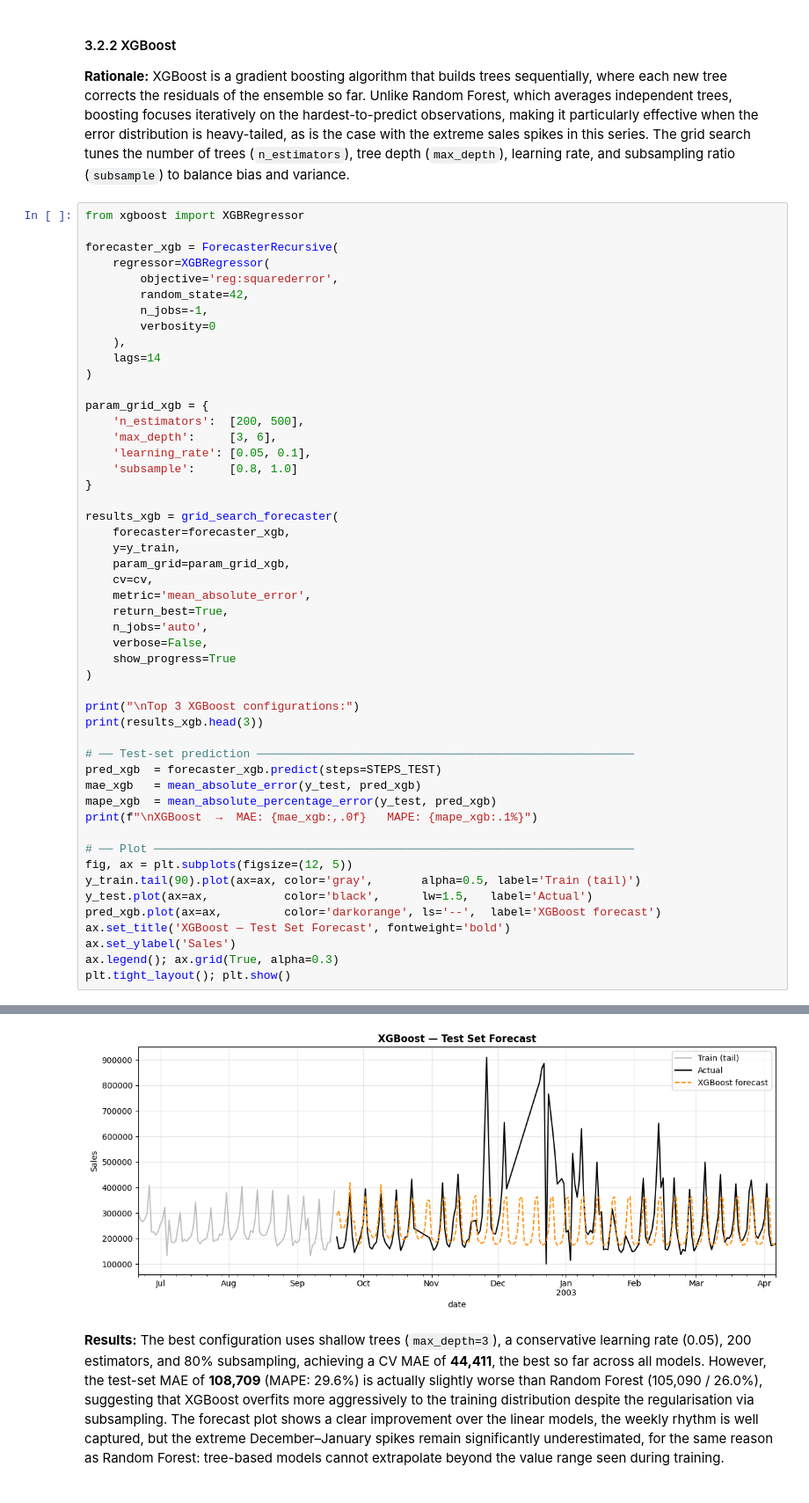
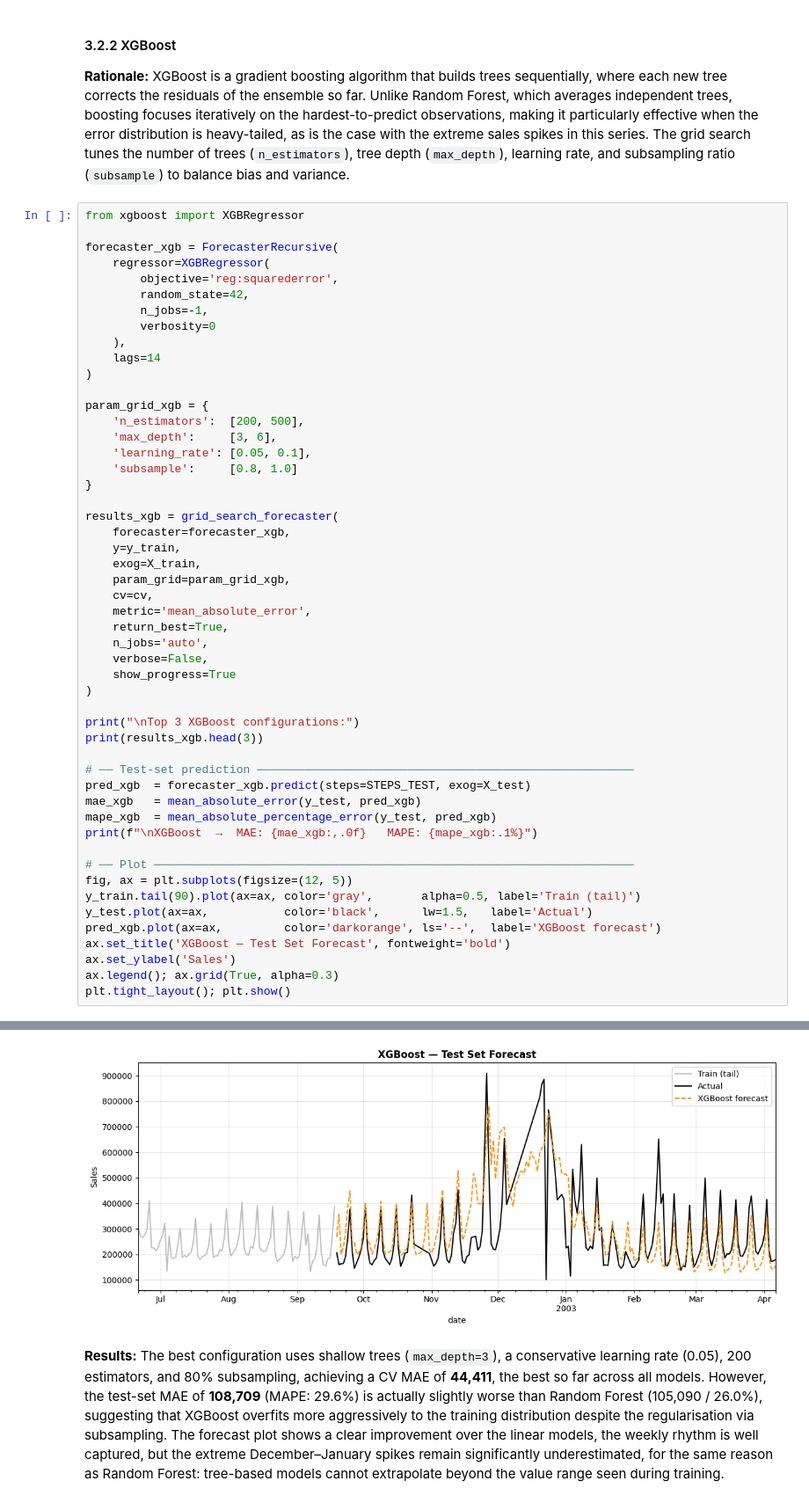
Before and after one commit to joaquinorradre/Time_Series_Assesment1, a Jupyter notebook: Assessment2.ipynb, the cells around one changed output, grey strips where cells are left out. Shown at 88% size. Saved outputs shown, nothing was run; the diff lists cells and outputs as text.

```diff
--- a/Assessment2.ipynb
+++ b/Assessment2.ipynb
@@ -399,6 +402,7 @@ param_grid_xgb = {
 results_xgb = grid_search_forecaster(
     forecaster=forecaster_xgb,
     y=y_train,
+    exog=X_train,
     param_grid=param_grid_xgb,
     cv=cv,
     metric='mean_absolute_error',
@@ -412,7 +416,7 @@ print("\nTop 3 XGBoost configurations:")
 print(results_xgb.head(3))
 
 # ── Test-set prediction ───────────────────────────────────────────────────────
-pred_xgb  = forecaster_xgb.predict(steps=STEPS_TEST)
+pred_xgb  = forecaster_xgb.predict(steps=STEPS_TEST, exog=X_test)
 mae_xgb   = mean_absolute_error(y_test, pred_xgb)
 mape_xgb  = mean_absolute_percentage_error(y_test, pred_xgb)
 print(f"\nXGBoost  →  MAE: {mae_xgb:,.0f}   MAPE: {mape_xgb:.1%}")
@@ -447,4 +451,4 @@ XGBoost  →  MAE: 108,709   MAPE: 29.6%
-[figure, old version]
+[figure, new version]
 # %% [markdown]
 **Results:** The best configuration uses shallow trees (`max_depth=3`), a conservative learning rate (0.05), 200 estimators, and 80% subsampling, achieving a CV MAE of **44,411**, the best so far across all models. However, the test-set MAE of **108,709** (MAPE: 29.6%) is actually slightly worse than Random Forest (105,090 / 26.0%), suggesting that XGBoost overfits more aggressively to the training distribution despite the regularisation via subsampling. The forecast plot shows a clear improvement over the linear models, the weekly rhythm is well captured, but the extreme December–January spikes remain significantly underestimated, for the same reason as Random Forest: tree-based models cannot extrapolate beyond the value range seen during training.
 # %% [markdown]
```
Also changed, not shown: parts of 8 cells of this notebook.
